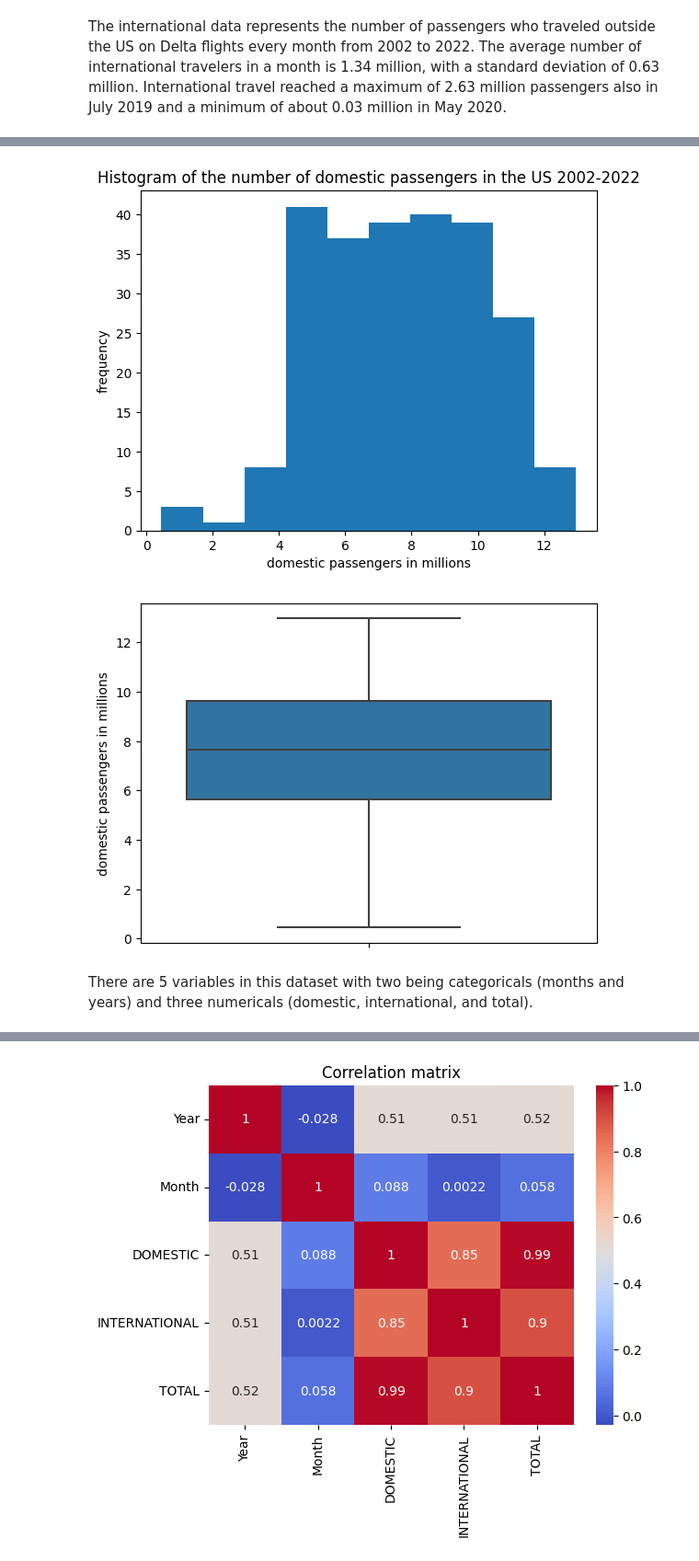
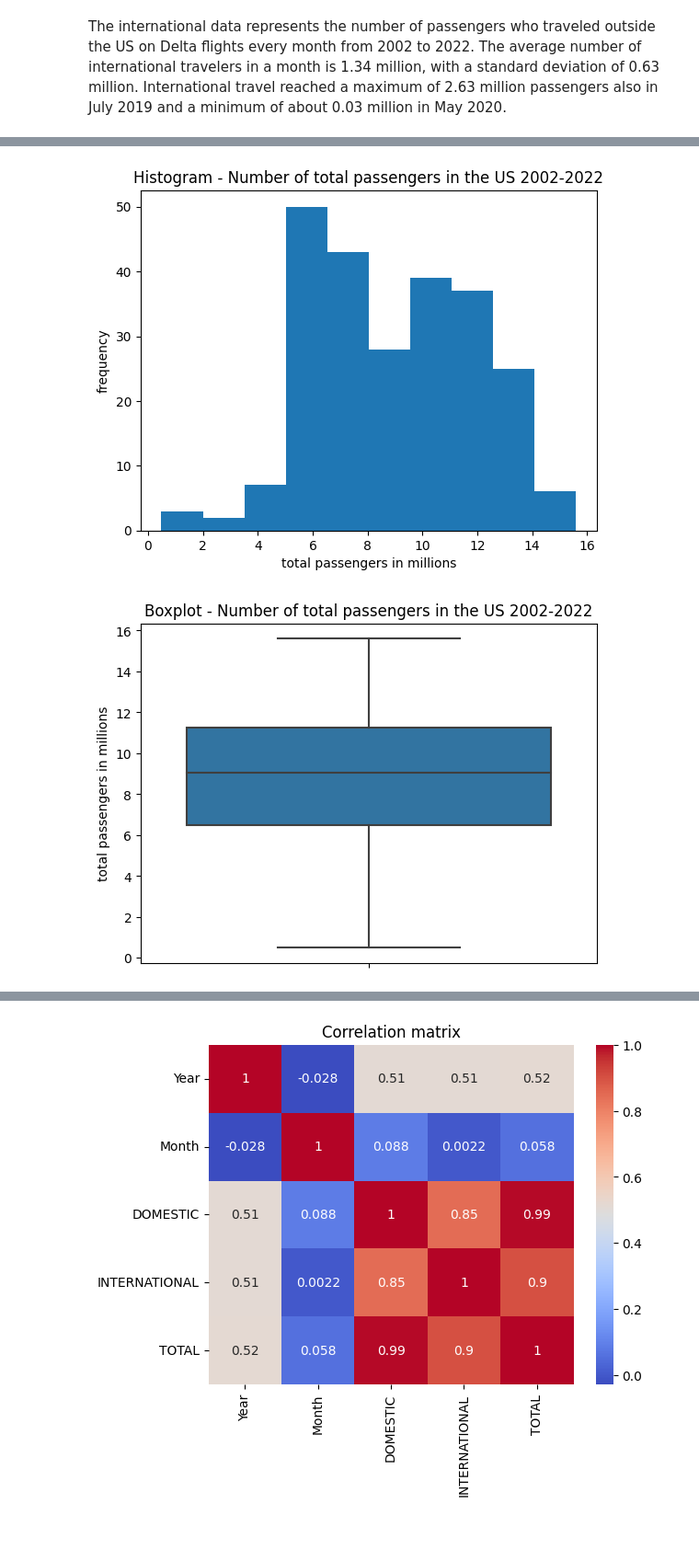
Before and after one commit to asnth68/Data-Science-midterm, a Jupyter notebook: Midterm_data.ipynb, the cells around one changed output, grey strips where cells are left out. Shown at 92% size. Cells and saved outputs as stored; diff of their text form; code cells hidden in the pictures; blank space fills up the shorter version.

Commit message:
more graphs added

```diff
--- a/Midterm_data.ipynb
+++ b/Midterm_data.ipynb
@@ -131,20 +147,17 @@ From the summary statistics, we can see that the variables years and months are
 # %%
-domestic = delta_df['DOMESTIC']/1000000
-international = delta_df['INTERNATIONAL']/1000000
-total = delta_df['TOTAL']/1000000
-
-x = [domestic]
+# Total histogram
+x = [total]
 plt.hist(x, bins=10)
-plt.title('Histogram of the number of domestic passengers in the US 2002-2022')
-plt.xlabel('domestic passengers in millions')
+plt.title('Histogram - Number of total passengers in the US 2002-2022')
+plt.xlabel('total passengers in millions')
 plt.ylabel('frequency')
 plt.show()
 
-sns.boxplot(y=domestic)
-plt.ylabel('domestic passengers in millions')
+# Total boxplot
+sns.boxplot(y=total)
+plt.ylabel('total passengers in millions')
+plt.title('Boxplot - Number of total passengers in the US 2002-2022')
 plt.show()
 # %% [output]
-[figure, old version]
+[figure, new version]
-[figure, old version]
+[figure, new version]
-# %% [markdown]
-There are 5 variables in this dataset with two being categoricals (months and years) and three numericals (domestic, international, and total).
```
Also changed, not shown: parts of 25 cells of this notebook, 3 other files.
